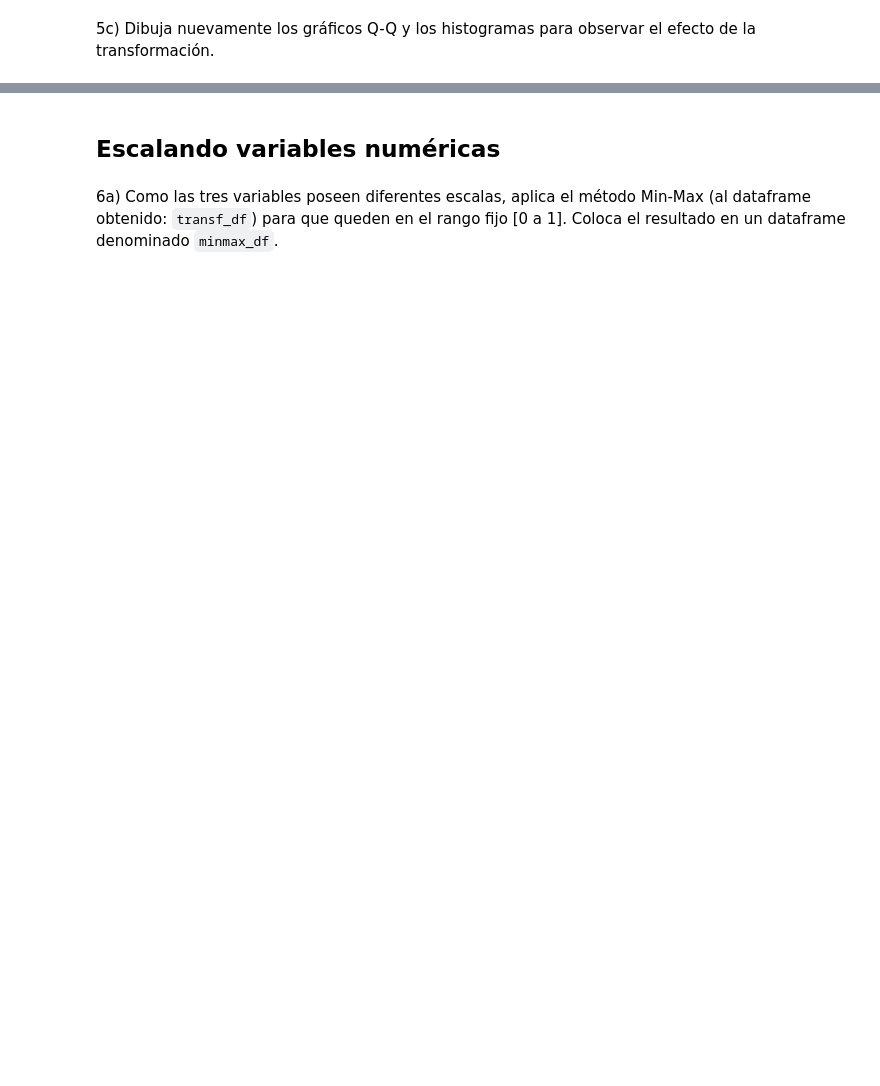
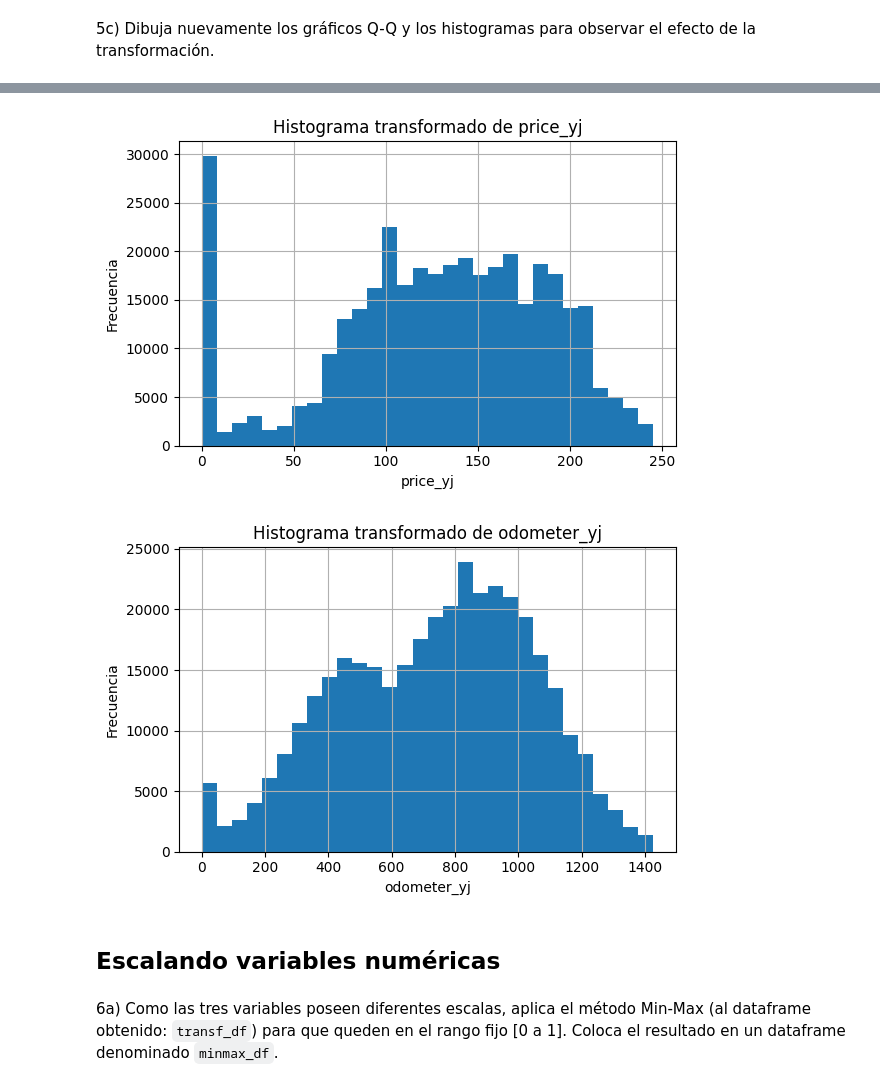
Before and after one commit to joer2040/MNA, a Jupyter notebook: Actividad6FE (1).ipynb, the cells around one changed output, grey strips where cells are left out. Drawn from its saved outputs; the diff is of its cells as text; code cells hidden in the pictures; blank space fills up the shorter version.

```diff
--- a/Actividad6FE (1).ipynb
+++ b/Actividad6FE (1).ipynb
@@ -343,3 +382,19 @@ Recuerda que en `PowerTransformer()` el parámetro `standardize` por defecto es
+# %%
+#histogramas
+import matplotlib.pyplot as plt
+
+for col in transf_df.columns:
+    plt.figure(figsize=(6, 4))
+    transf_df[col].hist(bins=30)
+    plt.title(f'Histograma transformado de {col}')
+    plt.xlabel(col)
+    plt.ylabel('Frecuencia')
+    plt.grid(True)
+    plt.tight_layout()
+    plt.show()
+# %% [output]
+[figure, added]
+[figure, added]
 # %% [markdown]
 ## Escalando variables numéricas
 # %% [markdown]
```
Also changed, not shown: parts of 6 cells of this notebook.
